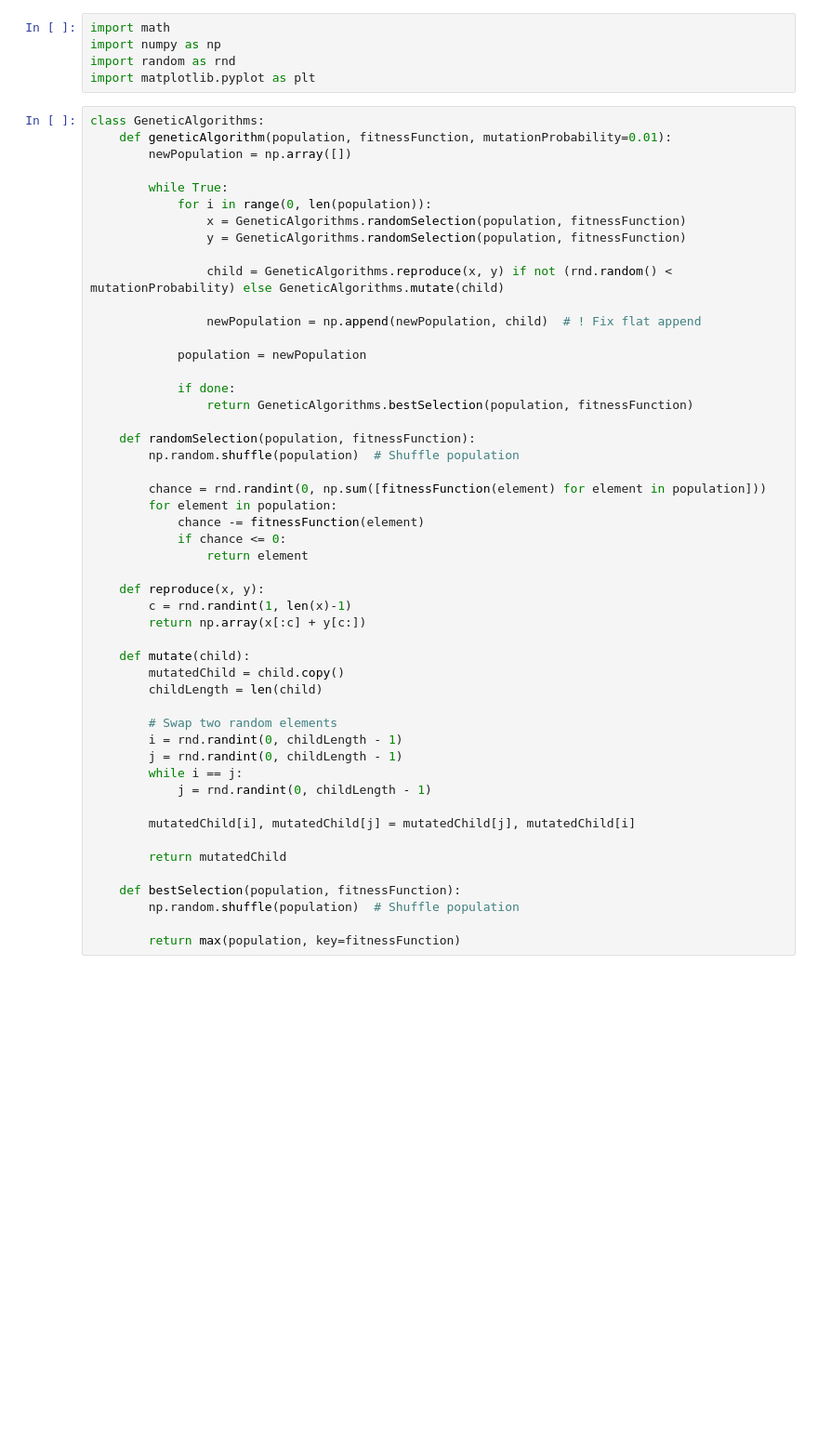
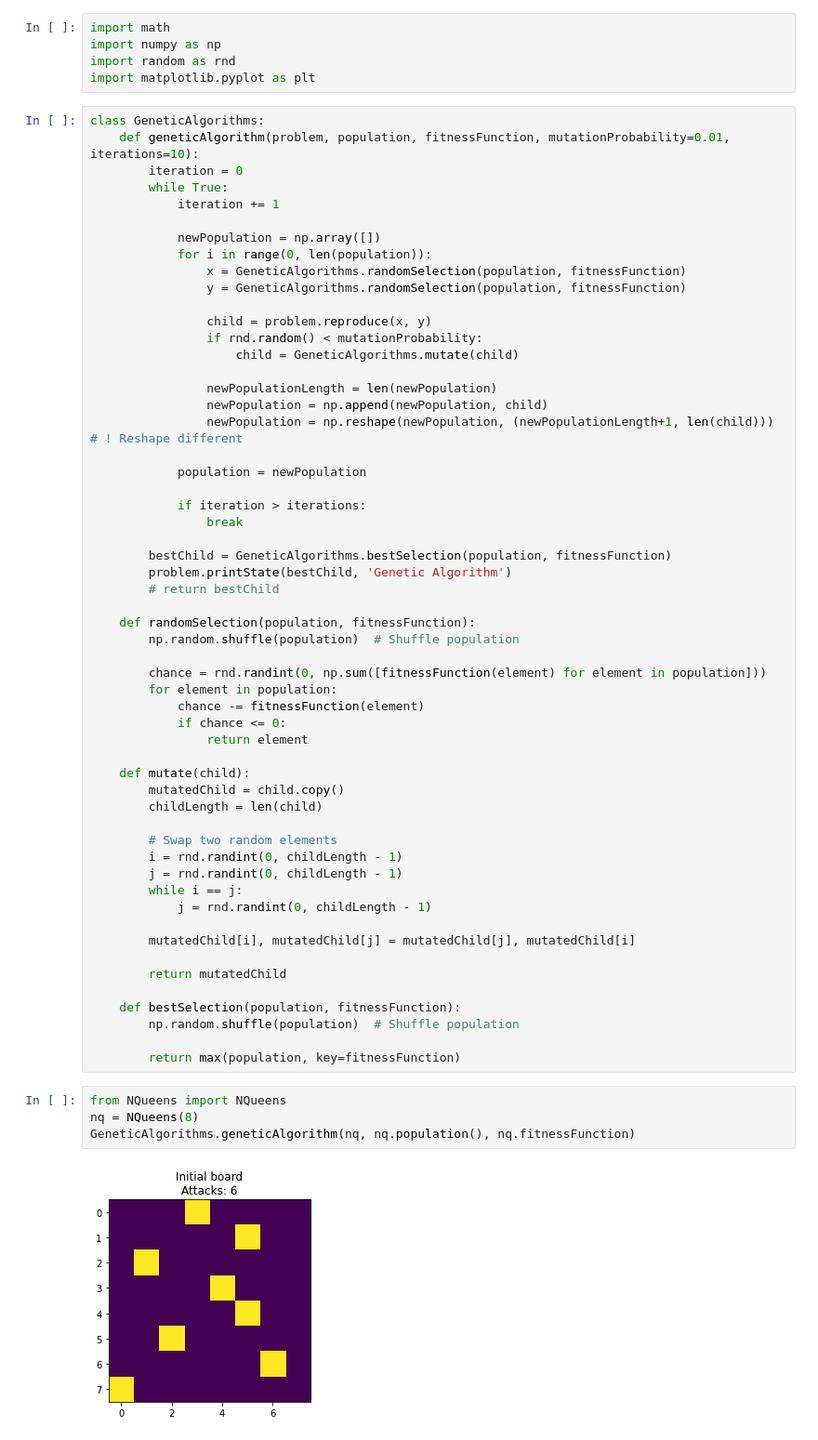
Before and after one commit to Krfld/ISEL-IASC, a Jupyter notebook: Objetivo 2/2.ipynb, the cells around one changed output. Shown at 93% size. Cells and saved outputs as stored; diff of their text form; blank space fills up the shorter version.

```diff
--- a/Objetivo 2/2.ipynb
+++ b/Objetivo 2/2.ipynb
@@ -5,22 +5,32 @@ import random as rnd
 import matplotlib.pyplot as plt
 # %%
 class GeneticAlgorithms:
-    def geneticAlgorithm(population, fitnessFunction, mutationProbability=0.01):
-        newPopulation = np.array([])
+    def geneticAlgorithm(problem, population, fitnessFunction, mutationProbability=0.01, iterations=10):
+        iteration = 0
+        while True:
+            iteration += 1
 
-        while True:
+            newPopulation = np.array([])
             for i in range(0, len(population)):
                 x = GeneticAlgorithms.randomSelection(population, fitnessFunction)
                 y = GeneticAlgorithms.randomSelection(population, fitnessFunction)
 
-                child = GeneticAlgorithms.reproduce(x, y) if not (rnd.random() < mutationProbability) else GeneticAlgorithms.mutate(child)
+                child = problem.reproduce(x, y)
+                if rnd.random() < mutationProbability:
+                    child = GeneticAlgorithms.mutate(child)
 
-                newPopulation = np.append(newPopulation, child)  # ! Fix flat append
+                newPopulationLength = len(newPopulation)
+                newPopulation = np.append(newPopulation, child)
+                newPopulation = np.reshape(newPopulation, (newPopulationLength+1, len(child)))  # ! Reshape different
 
             population = newPopulation
 
-            if done:
-                return GeneticAlgorithms.bestSelection(population, fitnessFunction)
+            if iteration > iterations:
+                break
+
+        bestChild = GeneticAlgorithms.bestSelection(population, fitnessFunction)
+        problem.printState(bestChild, 'Genetic Algorithm')
+        # return bestChild
 
     def randomSelection(population, fitnessFunction):
         np.random.shuffle(population)  # Shuffle population
@@ -30,10 +40,6 @@ class GeneticAlgorithms:
             chance -= fitnessFunction(element)
             if chance <= 0:
                 return element
-
-    def reproduce(x, y):
-        c = rnd.randint(1, len(x)-1)
-        return np.array(x[:c] + y[c:])
 
     def mutate(child):
         mutatedChild = child.copy()
@@ -53,3 +59,9 @@ class GeneticAlgorithms:
         np.random.shuffle(population)  # Shuffle population
 
         return max(population, key=fitnessFunction)
+# %%
+from NQueens import NQueens
+nq = NQueens(8)
+GeneticAlgorithms.geneticAlgorithm(nq, nq.population(), nq.fitnessFunction)
+# %% [output]
+[figure, added]
```
Also changed, not shown: parts of 2 cells of this notebook, 3 other files.
